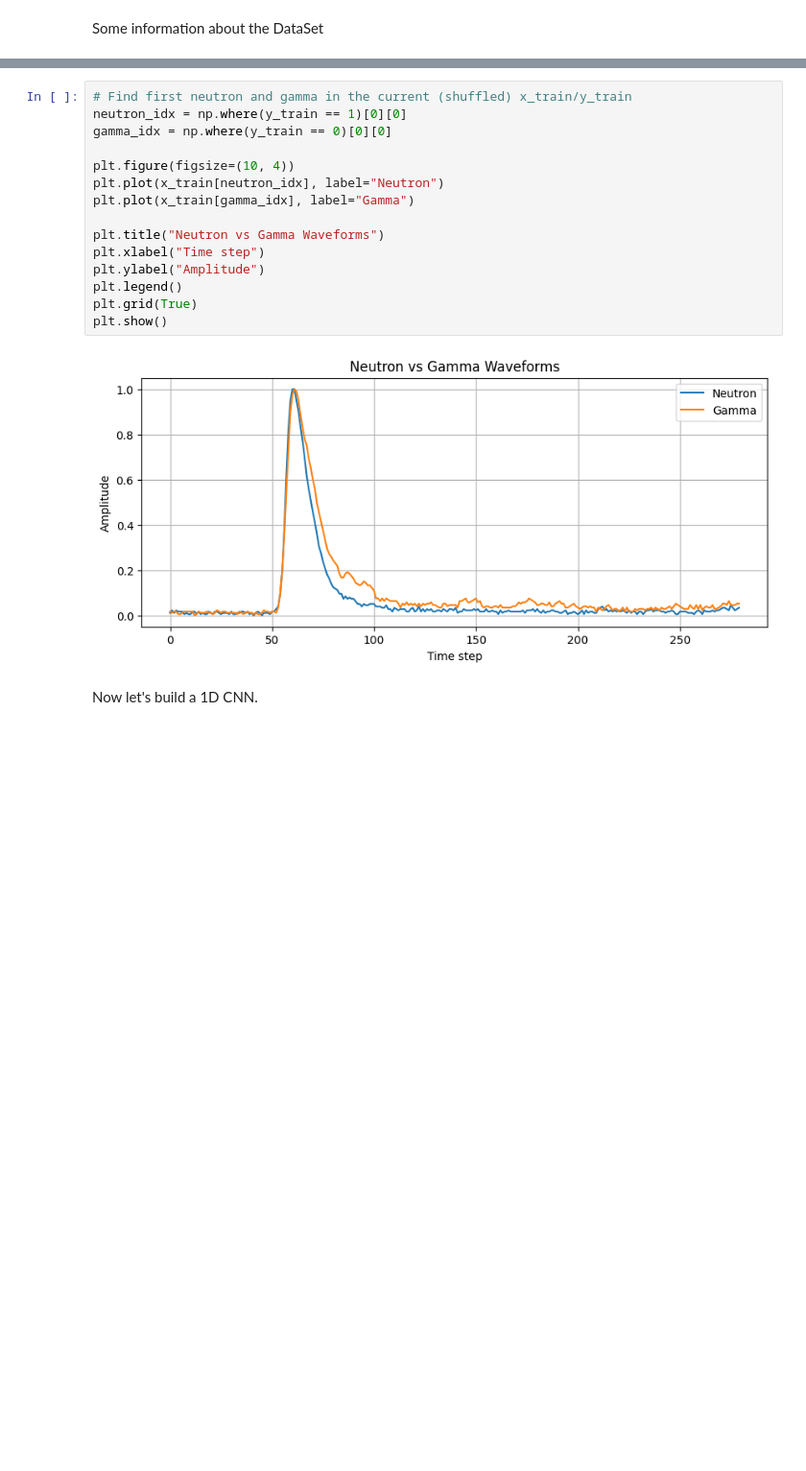
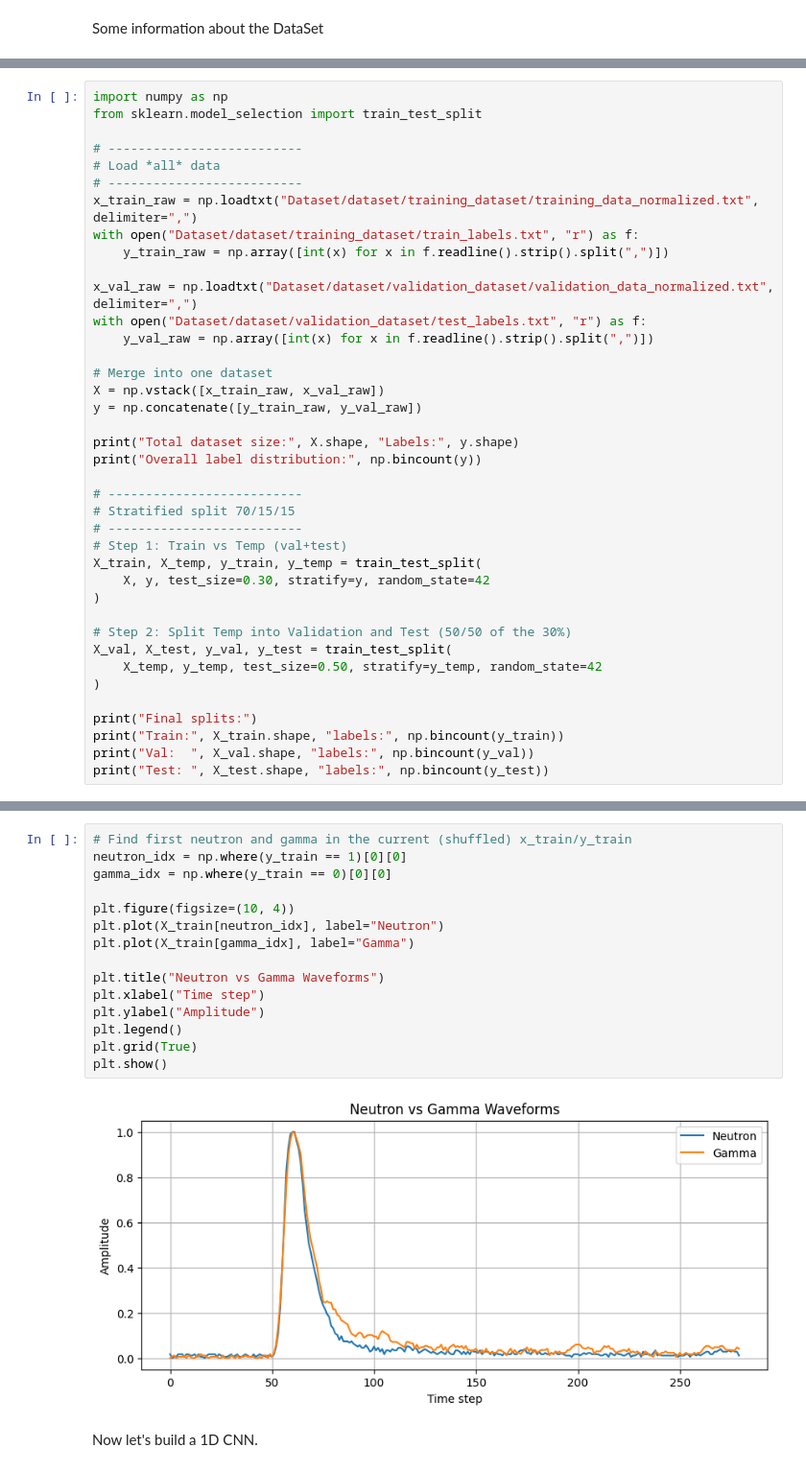
Before and after one commit to Neo-Julio/ml4HepNotebook, a Jupyter notebook: Tempotron.ipynb, the cells around one changed output, grey strips where cells are left out. Shown at 96% size. Drawn from its saved outputs; the diff is of its cells as text; blank space fills up the shorter version.

```diff
--- a/Tempotron.ipynb
+++ b/Tempotron.ipynb
@@ -116,0 +49,39 @@ Test labels distribution: [ 465 2057]
+# %%
+import numpy as np
+from sklearn.model_selection import train_test_split
+
+# --------------------------
+# Load *all* data
+# --------------------------
+x_train_raw = np.loadtxt("Dataset/dataset/training_dataset/training_data_normalized.txt", delimiter=",")
+with open("Dataset/dataset/training_dataset/train_labels.txt", "r") as f:
+    y_train_raw = np.array([int(x) for x in f.readline().strip().split(",")])
+
+x_val_raw = np.loadtxt("Dataset/dataset/validation_dataset/validation_data_normalized.txt", delimiter=",")
+with open("Dataset/dataset/validation_dataset/test_labels.txt", "r") as f:
+    y_val_raw = np.array([int(x) for x in f.readline().strip().split(",")])
+
+# Merge into one dataset
+X = np.vstack([x_train_raw, x_val_raw])
+y = np.concatenate([y_train_raw, y_val_raw])
+
+print("Total dataset size:", X.shape, "Labels:", y.shape)
+print("Overall label distribution:", np.bincount(y))
+
+# --------------------------
+# Stratified split 70/15/15
+# --------------------------
+# Step 1: Train vs Temp (val+test)
+X_train, X_temp, y_train, y_temp = train_test_split(
+    X, y, test_size=0.30, stratify=y, random_state=42
+)
+
+# Step 2: Split Temp into Validation and Test (50/50 of the 30%)
+X_val, X_test, y_val, y_test = train_test_split(
+    X_temp, y_temp, test_size=0.50, stratify=y_temp, random_state=42
+)
+
+print("Final splits:")
+print("Train:", X_train.shape, "labels:", np.bincount(y_train))
+print("Val:  ", X_val.shape, "labels:", np.bincount(y_val))
+print("Test: ", X_test.shape, "labels:", np.bincount(y_test))
@@ -151,20 +186,20 @@ plt.show()
 # %%
 # Find first neutron and gamma in the current (shuffled) x_train/y_train
 neutron_idx = np.where(y_train == 1)[0][0]
 gamma_idx = np.where(y_train == 0)[0][0]
 
 plt.figure(figsize=(10, 4))
-plt.plot(x_train[neutron_idx], label="Neutron")
-plt.plot(x_train[gamma_idx], label="Gamma")
+plt.plot(X_train[neutron_idx], label="Neutron")
+plt.plot(X_train[gamma_idx], label="Gamma")
 
 plt.title("Neutron vs Gamma Waveforms")
 plt.xlabel("Time step")
 plt.ylabel("Amplitude")
 plt.legend()
 plt.grid(True)
 plt.show()
 # %% [output]
-[figure, old version]
+[figure, new version]
 # %% [markdown]
 Now let's build a 1D CNN.
 # %%
```
Also changed, not shown: parts of 14 cells of this notebook.
